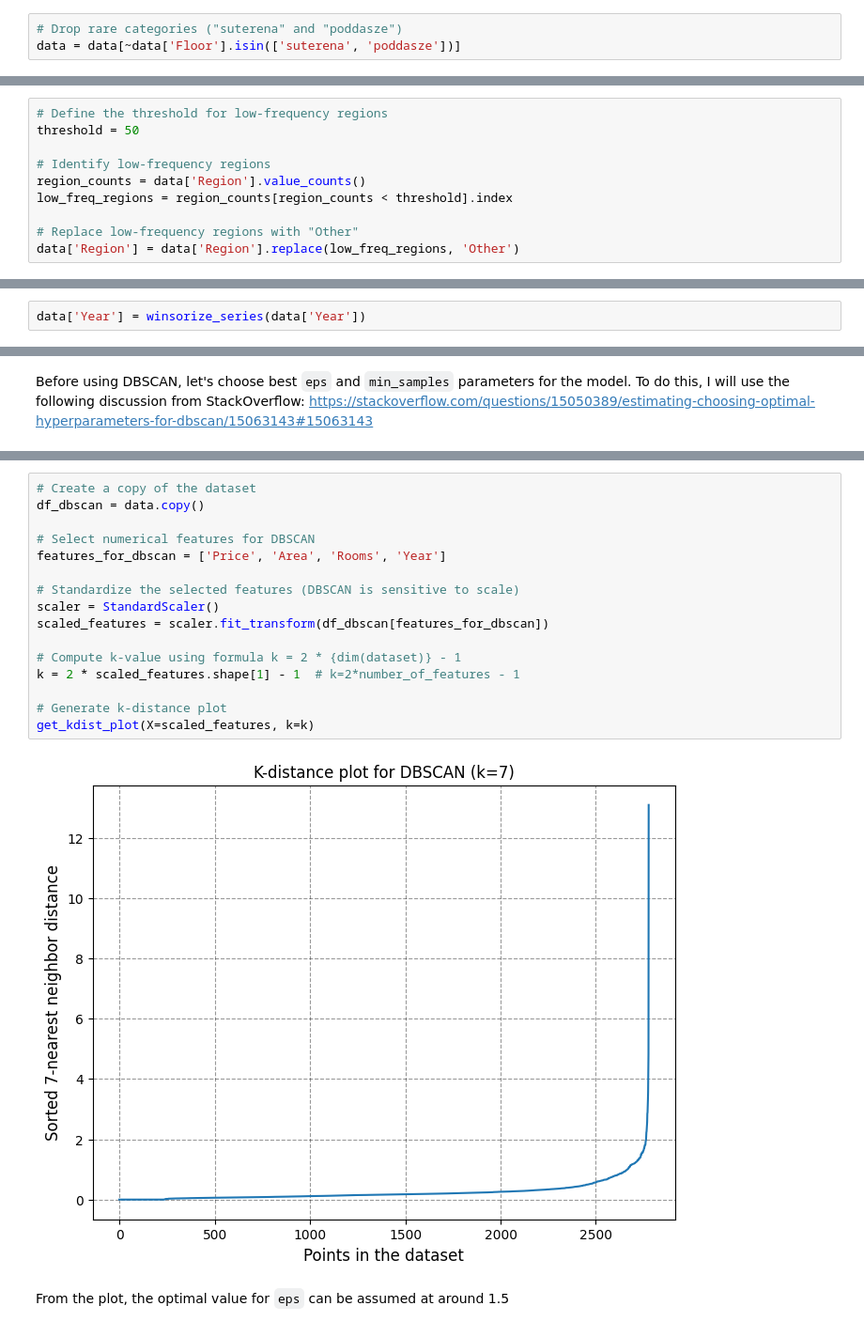
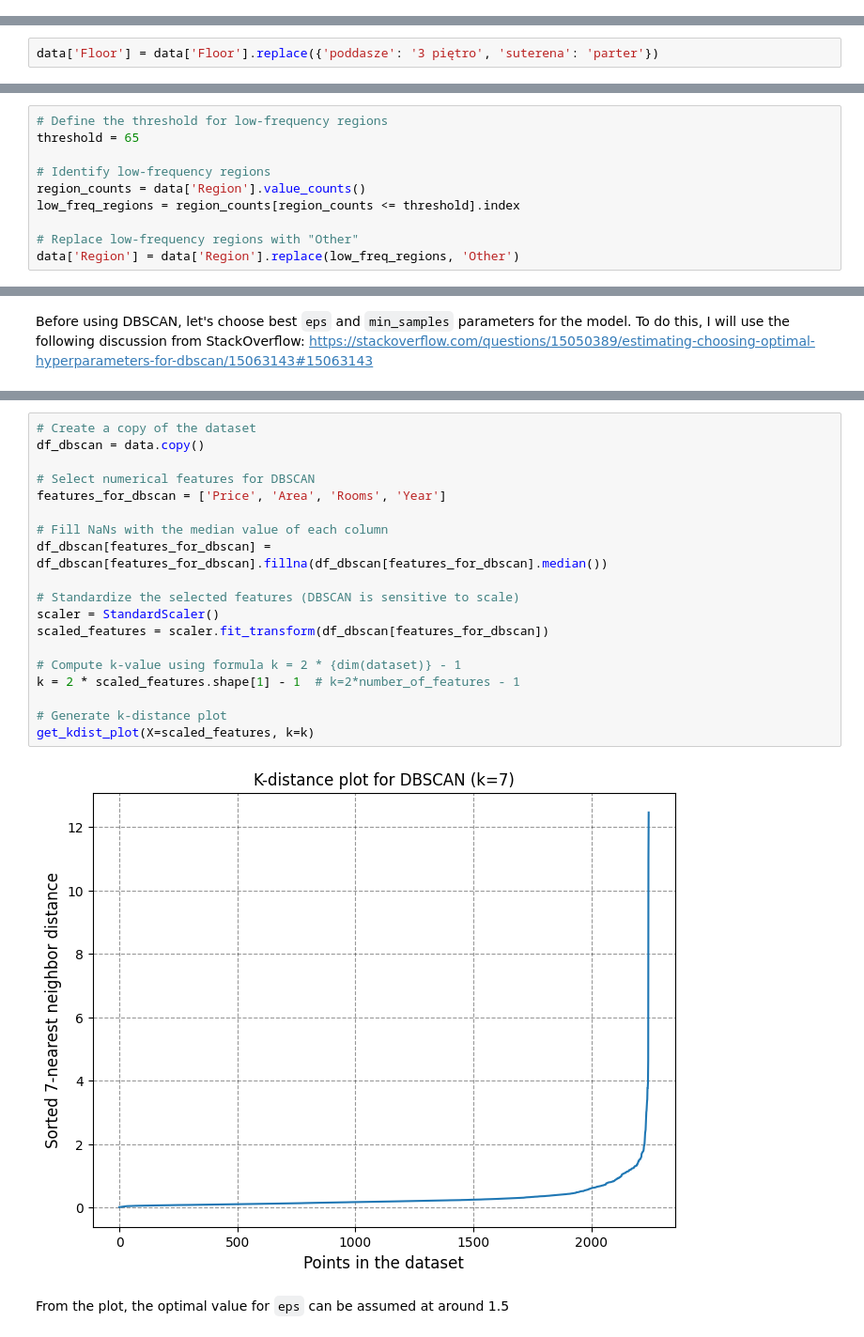
Before and after one commit to davydantoniuk/lublin-house-price-predict, a Jupyter notebook: price_prediction.ipynb, the cells around one changed output, grey strips where cells are left out. Shown at 94% size. Drawn from its saved outputs; the diff is of its cells as text.

```diff
--- a/price_prediction.ipynb
+++ b/price_prediction.ipynb
@@ -741,4 +813 @@ In this step, I will clean and transform the `Floor` feature in the next way:
 -  **Group higher floors**: Merge all floors 5 and above  into a single `5+ piętro` category to balance the dataset.
-# %%
-# Drop rare categories ("suterena" and "poddasze")
-data = data[~data['Floor'].isin(['suterena', 'poddasze'])]
@@ -745,3 +816,5 @@ data = data[~data['Floor'].isin(['suterena', 'poddasze'])]
+# %%
+data['Floor'] = data['Floor'].replace({'poddasze': '3 piętro', 'suterena': 'parter'})
 # %%
 # Merge floors 5 and above into "5+ piętro"
 high_floors = ['5 piętro', '6 piętro', '7 piętro', '8 piętro', '9 piętro', '10 piętro', '10+ piętro']
@@ -769,11 +842,11 @@ In this step, I will transform the `Region` feature in the next way:
 - Replace these regions with `Other`
 # %%
 # Define the threshold for low-frequency regions
-threshold = 50
+threshold = 65
 
 # Identify low-frequency regions
 region_counts = data['Region'].value_counts()
-low_freq_regions = region_counts[region_counts < threshold].index
+low_freq_regions = region_counts[region_counts <= threshold].index
 
 # Replace low-frequency regions with "Other"
 data['Region'] = data['Region'].replace(low_freq_regions, 'Other')
@@ -923,2 +978,0 @@ plt.show()
-# %%
-data['Year'] = winsorize_series(data['Year'])
@@ -943,21 +989,24 @@ Before using DBSCAN, let's choose best `eps` and `min_samples` parameters for th
 # %%
 # Create a copy of the dataset
 df_dbscan = data.copy()
 
 # Select numerical features for DBSCAN
 features_for_dbscan = ['Price', 'Area', 'Rooms', 'Year']
+
+# Fill NaNs with the median value of each column
+df_dbscan[features_for_dbscan] = df_dbscan[features_for_dbscan].fillna(df_dbscan[features_for_dbscan].median())
 
 # Standardize the selected features (DBSCAN is sensitive to scale)
 scaler = StandardScaler()
 scaled_features = scaler.fit_transform(df_dbscan[features_for_dbscan])
 
 # Compute k-value using formula k = 2 * {dim(dataset)} - 1
 k = 2 * scaled_features.shape[1] - 1  # k=2*number_of_features - 1
 
 # Generate k-distance plot
 get_kdist_plot(X=scaled_features, k=k)
 # %% [output]
-[figure, old version]
+[figure, new version]
 # %% [markdown]
 From the plot, the optimal value for `eps` can be assumed at around 1.5
 # %% [markdown]
```
Also changed, not shown: parts of 79 cells of this notebook.
